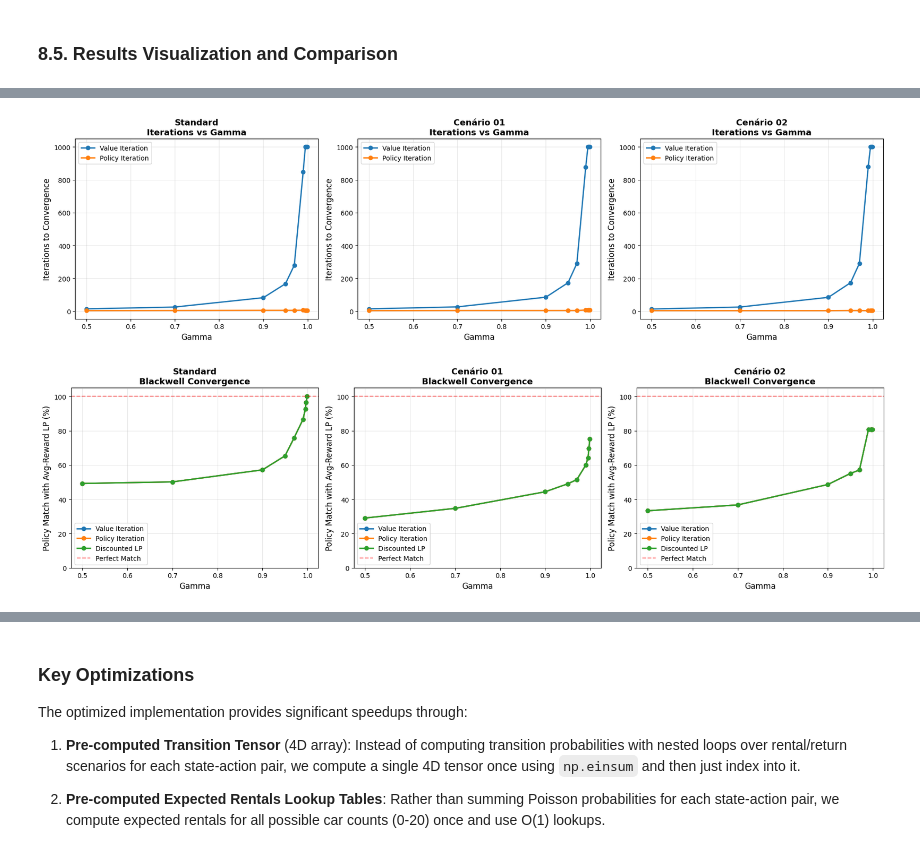
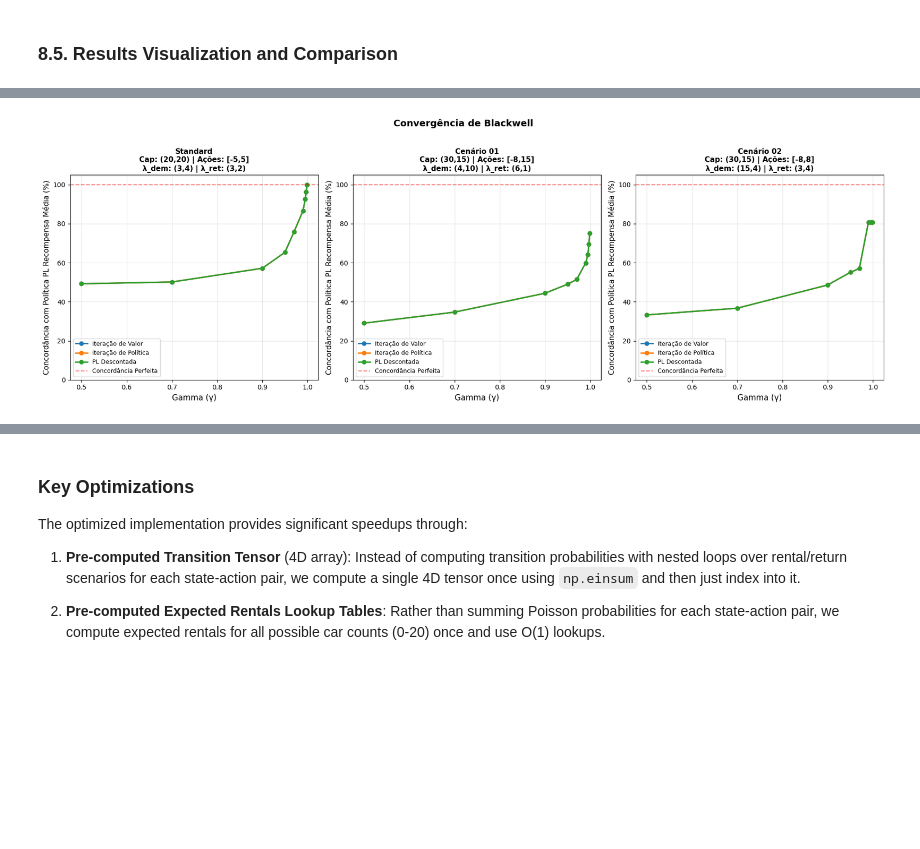
Before and after one commit to novae1/rl_gym, a Jupyter notebook: MDPs/blackwell_jack_rental.ipynb, the cells around one changed output, grey strips where cells are left out. Drawn from its saved outputs; the diff is of its cells as text; code cells hidden in the pictures; blank space fills up the shorter version.

```diff
--- a/MDPs/blackwell_jack_rental.ipynb
+++ b/MDPs/blackwell_jack_rental.ipynb
@@ -867,16 +907,16 @@ for scenario_name, scenario_params in scenarios.items():
 
     # Run average-reward LP (only once per scenario)
     print(f"\nRunning Average-Reward LP...")
-    avg_policy, avg_time, avg_reward = run_average_reward_lp_timed(mdp, states_local, pairs, R_vec, P_dense)
+    avg_policy, avg_time, avg_reward, avg_iterations = run_average_reward_lp_timed(mdp, states_local, pairs, R_vec, P_dense)
     results.append({
         'Scenario': scenario_name,
-        'Method': 'Avg-Reward LP',
+        'Method': 'PL Recompensa Média',
         'Gamma': 'N/A',
         'Time (s)': avg_time,
-        'Iterations': 'N/A',
+        'Iterations': avg_iterations,
         'Avg Reward': avg_reward
     })
-    print(f"  Time: {avg_time:.3f}s, Avg Reward: {avg_reward:.4f}")
+    print(f"  Time: {avg_time:.3f}s, Iterations: {avg_iterations}, Avg Reward: {avg_reward:.4f}")
 
     # Run discounted methods for each gamma
     for gamma in gammas_comparison:
@@ -888,7 +928,7 @@ for scenario_name, scenario_params in scenarios.items():
         vi_match = np.mean(vi_policy == avg_policy) * 100
         results.append({
             'Scenario': scenario_name,
-            'Method': 'Value Iteration',
+            'Method': 'Iteração de Valor',
             'Gamma': gamma,
             'Time (s)': vi_time,
             'Iterations': vi_iters,
@@ -902,7 +942,7 @@ for scenario_name, scenario_params in scenarios.items():
         pi_match = np.mean(pi_policy == avg_policy) * 100
         results.append({
             'Scenario': scenario_name,
-            'Method': 'Policy Iteration',
+            'Method': 'Iteração de Política',
             'Gamma': gamma,
             'Time (s)': pi_time,
             'Iterations': pi_iters,
@@ -912,17 +952,17 @@ for scenario_name, scenario_params in scenarios.items():
 
         # Discounted LP
         print(f"  Running Discounted LP...")
-        lp_policy, lp_time = run_discounted_lp_timed(mdp, gamma, states_local, pairs, R_vec, P_dense)
+        lp_policy, lp_time, lp_iters = run_discounted_lp_timed(mdp, gamma, states_local, pairs, R_vec, P_dense)
         lp_match = np.mean(lp_policy == avg_policy) * 100
         results.append({
             'Scenario': scenario_name,
-            'Method': 'Discounted LP',
+            'Method': 'PL Descontada',
             'Gamma': gamma,
             'Time (s)': lp_time,
-            'Iterations': 'N/A',
+            'Iterations': lp_iters,
             'Match w/ Avg (%)': lp_match
         })
-        print(f"    Time: {lp_time:.3f}s, Match: {lp_match:.1f}%")
+        print(f"    Time: {lp_time:.3f}s, Iterations: {lp_iters}, Match: {lp_match:.1f}%")
 
 # Convert to DataFrame
 results_df = pd.DataFrame(results)
@@ -999,51 +1094,36 @@ plt.show()
 # %%
-# Plot 2: Iterations vs Gamma (for VI and PI only)
-fig, axes = plt.subplots(1, 3, figsize=(18, 5))
+# Plot 3: Policy Match Rate vs Gamma (Blackwell convergence)
+fig, axes = plt.subplots(1, 3, figsize=(18, 6))
+
+# Create parameter strings for each scenario
+param_strings = {
+    'Standard': 'Cap: (20,20) | Ações: [-5,5]\nλ_dem: (3,4) | λ_ret: (3,2)',
+    'Cenário 01': 'Cap: (30,15) | Ações: [-8,15]\nλ_dem: (4,10) | λ_ret: (6,1)',
+    'Cenário 02': 'Cap: (30,15) | Ações: [-8,8]\nλ_dem: (15,4) | λ_ret: (3,4)'
+}
 
 for idx, scenario_name in enumerate(scenarios.keys()):
     ax = axes[idx]
     scenario_data = results_df[results_df['Scenario'] == scenario_name]
 
-    for method in ['Value Iteration', 'Policy Iteration']:
+    for method in ['Iteração de Valor', 'Iteração de Política', 'PL Descontada']:
         method_data = scenario_data[scenario_data['Method'] == method]
-        if not method_data.empty:
-            ax.plot(method_data['Gamma'], method_data['Iterations'], 'o-', label=method, linewidth=2, markersize=6)
+        if not method_data.empty and 'Match w/ Avg (%)' in method_data.columns:
+            ax.plot(method_data['Gamma'], method_data['Match w/ Avg (%)'], 'o-', label=method, linewidth=2, markersize=6)
 
-    ax.set_xlabel('Gamma', fontsize=12)
-    ax.set_ylabel('Iterations to Convergence', fontsize=12)
-    ax.set_title(f'{scenario_name}\nIterations vs Gamma', fontsize=13, fontweight='bold')
-    ax.legend()
+    ax.axhline(y=100, color='red', linestyle='--', alpha=0.5, label='Concordância Perfeita')
+    ax.set_xlabel('Gamma (γ)', fontsize=12)
+    ax.set_ylabel('Concordância com Política PL Recompensa Média (%)', fontsize=11)
+    ax.set_title(f'{scenario_name}\n{param_strings[scenario_name]}', fontsize=11, fontweight='bold')
+    ax.legend(fontsize=9)
     ax.grid(True, alpha=0.3)
+    ax.set_ylim([0, 105])
 
+plt.suptitle('Convergência de Blackwell', fontsize=14, fontweight='bold', y=1.02)
 plt.tight_layout()
 plt.show()
 # %% [output]
-[figure, old version]
+[figure, new version]
-# %%
-# Plot 3: Policy Match Rate vs Gamma (Blackwell convergence)
-fig, axes = plt.subplots(1, 3, figsize=(18, 5))
-
-for idx, scenario_name in enumerate(scenarios.keys()):
-    ax = axes[idx]
-    scenario_data = results_df[results_df['Scenario'] == scenario_name]
-
-    for method in ['Value Iteration', 'Policy Iteration', 'Discounted LP']:
-        method_data = scenario_data[scenario_data['Method'] == method]
-        if not method_data.empty and 'Match w/ Avg (%)' in method_data.columns:
-            ax.plot(method_data['Gamma'], method_data['Match w/ Avg (%)'], 'o-', label=method, linewidth=2, markersize=6)
-
-    ax.axhline(y=100, color='red', linestyle='--', alpha=0.5, label='Perfect Match')
-    ax.set_xlabel('Gamma', fontsize=12)
-    ax.set_ylabel('Policy Match with Avg-Reward LP (%)', fontsize=12)
-    ax.set_title(f'{scenario_name}\nBlackwell Convergence', fontsize=13, fontweight='bold')
-    ax.legend()
-    ax.grid(True, alpha=0.3)
-    ax.set_ylim([0, 105])
-
-plt.tight_layout()
-plt.show()
-# %% [output]
-[figure, removed]
 # %%
 # Summary statistics by method and scenario
 print("\n" + "="*80)
```
Also changed, not shown: parts of 14 cells of this notebook.
